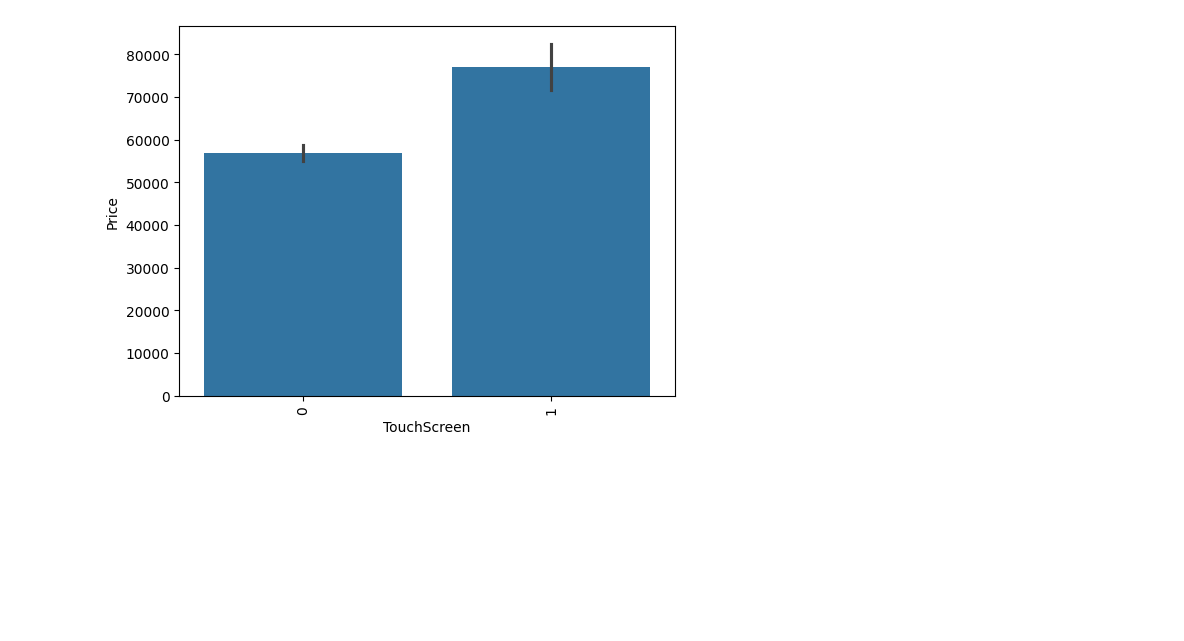
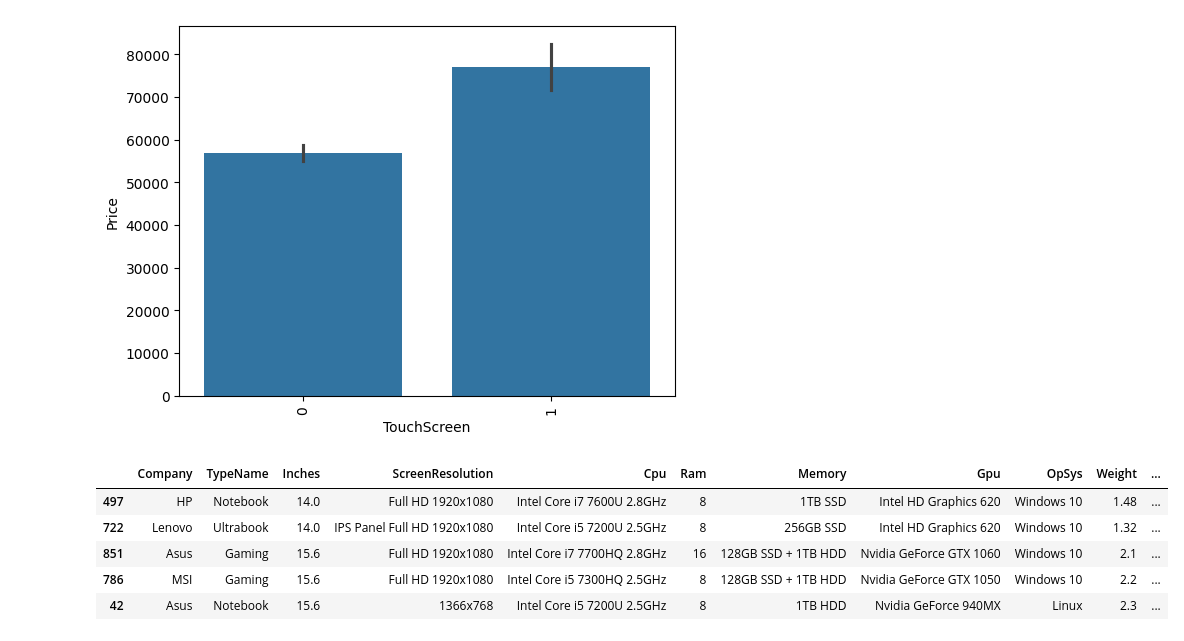
Before and after one commit to AAdewunmi/Laptop_Prices_Prediction_Project, a Jupyter notebook: Laptop_Price_Predictor.ipynb, the cells around one changed output. Saved outputs shown, nothing was run; the diff lists cells and outputs as text; code cells hidden in the pictures; blank space fills up the shorter version.

Commit message:
Create a new col named IPS

```diff
--- a/Laptop_Price_Predictor.ipynb
+++ b/Laptop_Price_Predictor.ipynb
@@ -433,3 +433,14 @@ plt.xticks(rotation = 'vertical')
 # %% [output]
 ([0, 1], [Text(0, 0, '0'), Text(1, 0, '1')])
 [figure]
+# %%
+# Create a new col named IPS; does the laptop have IPS facility of not
+df['IPS'] = df['ScreenResolution'].apply(lambda element : 1 if 'IPS' in element else 0)
+df.sample(5)
+# %% [output]
+|  | Company | TypeName | Inches | ScreenResolution | Cpu | Ram | Memory | Gpu | OpSys | Weight | ... |
+| 497 | HP | Notebook | 14.0 | Full HD 1920x1080 | Intel Core i7 7600U 2.8GHz | 8 | 1TB SSD | Intel HD Graphics 620 | Windows 10 | 1.48 | ... |
+| 722 | Lenovo | Ultrabook | 14.0 | IPS Panel Full HD 1920x1080 | Intel Core i5 7200U 2.5GHz | 8 | 256GB SSD | Intel HD Graphics 620 | Windows 10 | 1.32 | ... |
+| 851 | Asus | Gaming | 15.6 | Full HD 1920x1080 | Intel Core i7 7700HQ 2.8GHz | 16 | 128GB SSD + 1TB HDD | Nvidia GeForce GTX 1060 | Windows 10 | 2.1 | ... |
+| 786 | MSI | Gaming | 15.6 | Full HD 1920x1080 | Intel Core i5 7300HQ 2.5GHz | 8 | 128GB SSD + 1TB HDD | Nvidia GeForce GTX 1050 | Windows 10 | 2.2 | ... |
+| 42 | Asus | Notebook | 15.6 | 1366x768 | Intel Core i5 7200U 2.5GHz | 8 | 1TB HDD | Nvidia GeForce 940MX | Linux | 2.3 | ... |
```
